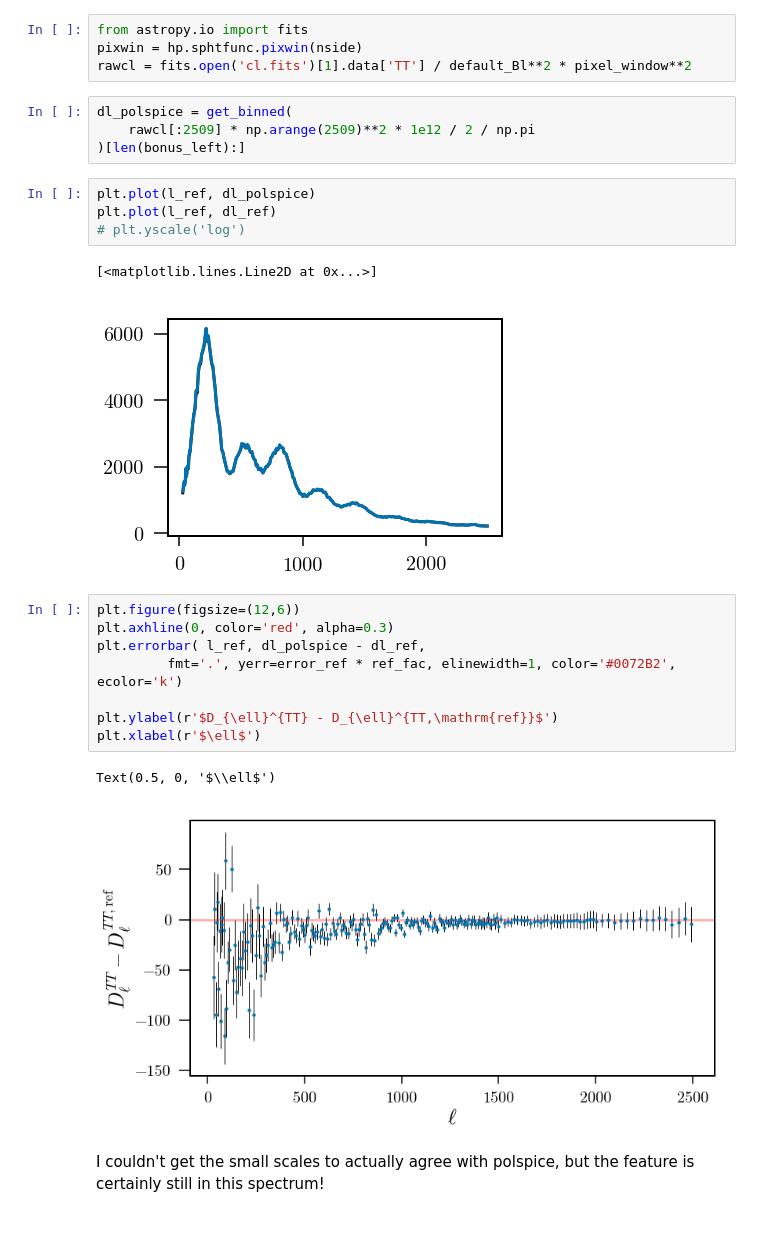
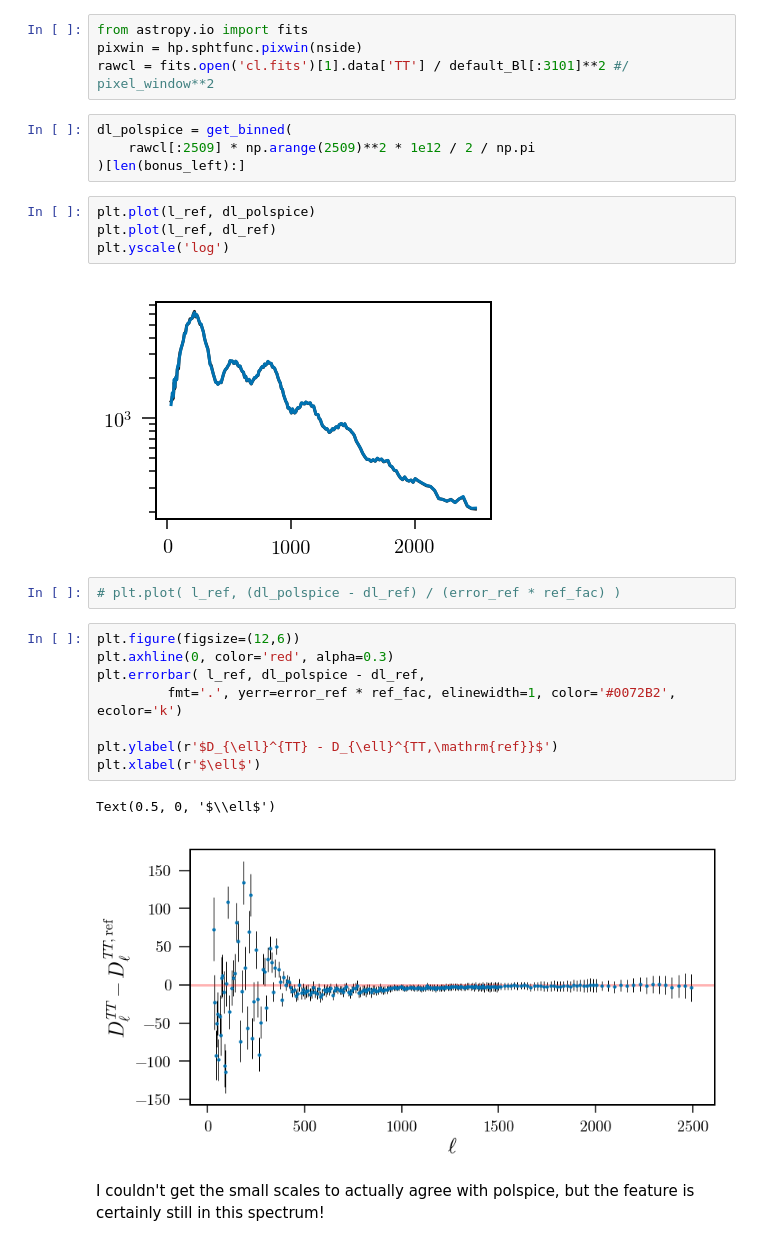
Before and after one commit to xzackli/PSpipe, a Jupyter notebook: project/Planck/TESTING.ipynb, the cells around one changed output. Drawn from its saved outputs; the diff is of its cells as text.

```diff
--- a/project/Planck/TESTING.ipynb
+++ b/project/Planck/TESTING.ipynb
@@ -289,7 +289,7 @@ Submitting job 0
 # %%
 from astropy.io import fits
 pixwin = hp.sphtfunc.pixwin(nside)
-rawcl = fits.open('cl.fits')[1].data['TT'] / default_Bl**2 * pixel_window**2
+rawcl = fits.open('cl.fits')[1].data['TT'] / default_Bl[:3101]**2 #/ pixel_window**2
 # %%
 dl_polspice = get_binned(
     rawcl[:2509] * np.arange(2509)**2 * 1e12 / 2 / np.pi
@@ -297,10 +297,11 @@ dl_polspice = get_binned(
 # %%
 plt.plot(l_ref, dl_polspice)
 plt.plot(l_ref, dl_ref)
-# plt.yscale('log')
+plt.yscale('log')
 # %% [output]
-[<matplotlib.lines.Line2D at 0x...>]
-[figure, old version]
+[figure, new version]
+# %%
+# plt.plot( l_ref, (dl_polspice - dl_ref) / (error_ref * ref_fac) )
 # %%
 plt.figure(figsize=(12,6))
 plt.axhline(0, color='red', alpha=0.3)
@@ -311,7 +312,7 @@ plt.ylabel(r'$D_{\ell}^{TT} - D_{\ell}^{TT,\mathrm{ref}}$')
 plt.xlabel(r'$\ell$')
 # %% [output]
 Text(0.5, 0, '$\\ell$')
-[figure, old version]
+[figure, new version]
 # %% [markdown]
 I couldn't get the small scales to actually agree with polspice, but the feature is certainly still in this spectrum!
 # %% [markdown]
```
Also changed, not shown: parts of 4 cells of this notebook, 5 other files.
